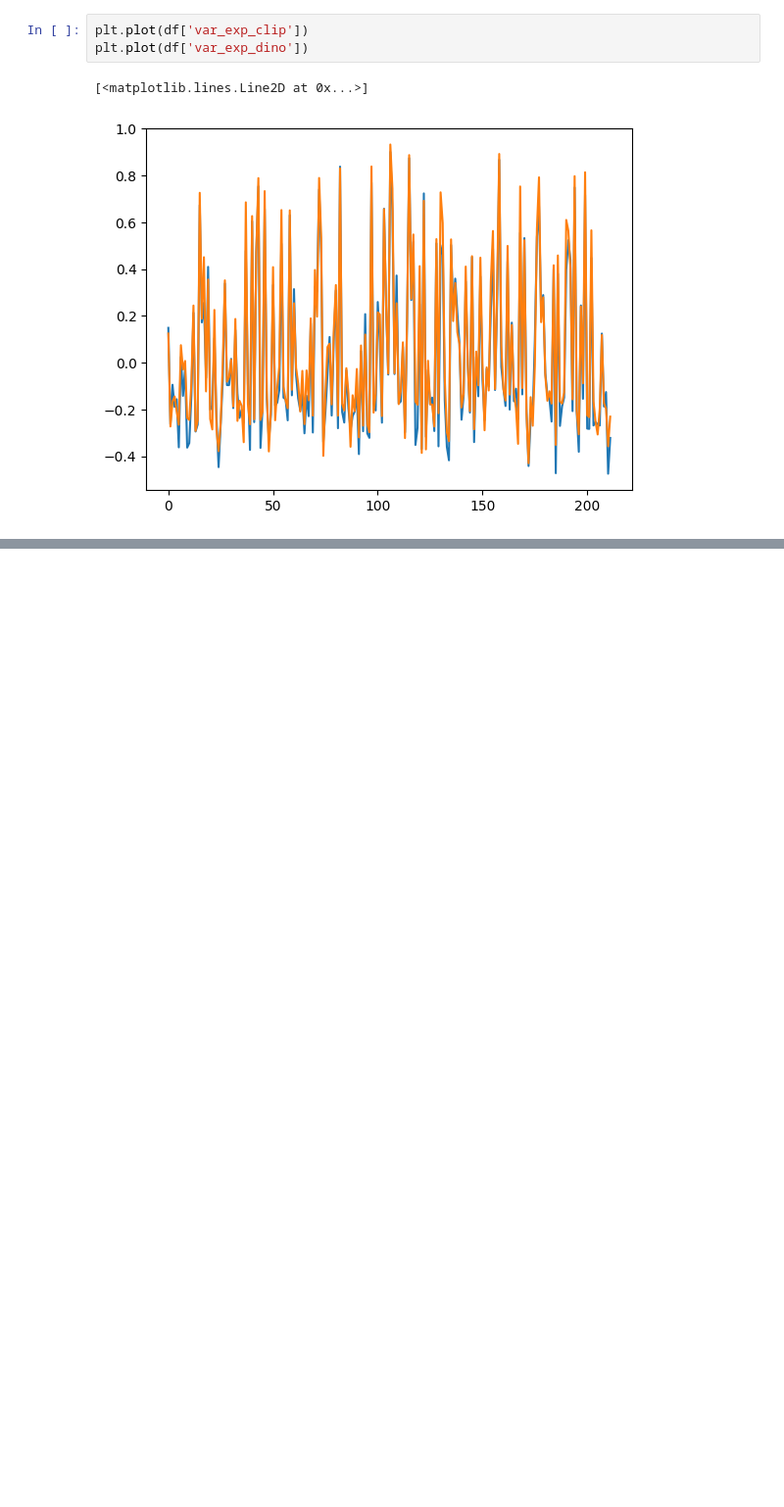
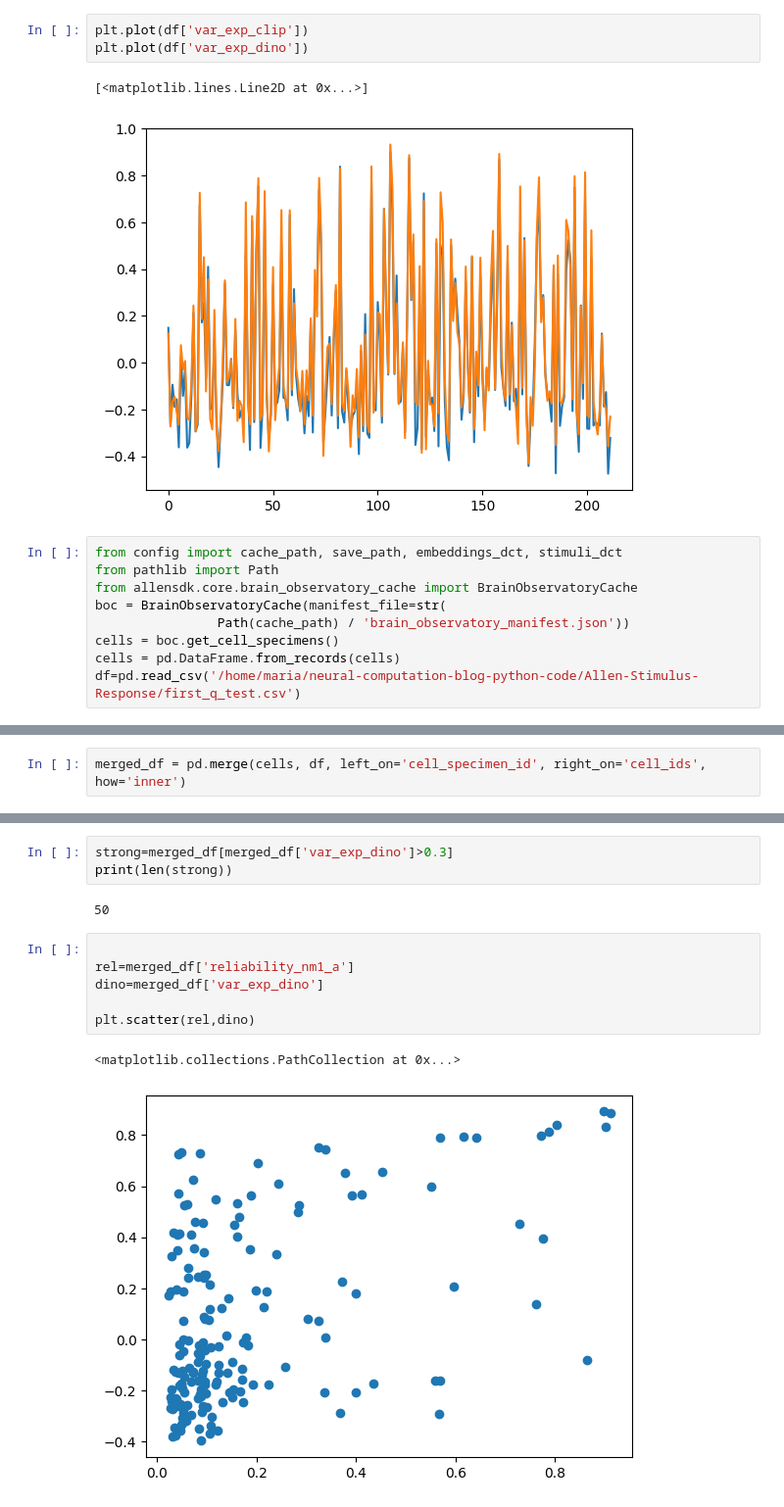
Before and after one commit to mariakesa/neural-computation-blog-python-code, a Jupyter notebook: Allen-Stimulus-Response/first_q.ipynb, the cells around one changed output, grey strips where cells are left out. Shown: that part at 98% size. Drawn from its saved outputs; the diff is of its cells as text; blank space fills up the shorter version.

```diff
--- a/Allen-Stimulus-Response/first_q.ipynb
+++ b/Allen-Stimulus-Response/first_q.ipynb
@@ -19,3 +19,12 @@ plt.plot(df['var_exp_dino'])
 # %% [output]
 [<matplotlib.lines.Line2D at 0x...>]
 [figure]
+# %%
+from config import cache_path, save_path, embeddings_dct, stimuli_dct
+from pathlib import Path
+from allensdk.core.brain_observatory_cache import BrainObservatoryCache
+boc = BrainObservatoryCache(manifest_file=str(
+                Path(cache_path) / 'brain_observatory_manifest.json'))
+cells = boc.get_cell_specimens()
+cells = pd.DataFrame.from_records(cells)
+df=pd.read_csv('/home/maria/neural-computation-blog-python-code/Allen-Stimulus-Response/first_q_test.csv')
@@ -21,0 +51,2 @@ plt.plot(df['var_exp_dino'])
+# %%
+merged_df = pd.merge(cells, df, left_on='cell_specimen_id', right_on='cell_ids', how='inner')
@@ -21,0 +69,14 @@ plt.plot(df['var_exp_dino'])
+# %%
+strong=merged_df[merged_df['var_exp_dino']>0.3]
+print(len(strong))
+# %% [output]
+50
+# %%
+
+rel=merged_df['reliability_nm1_a']
+dino=merged_df['var_exp_dino']
+
+plt.scatter(rel,dino)
+# %% [output]
+<matplotlib.collections.PathCollection at 0x...>
+[figure, added]
```
Also changed, not shown: parts of 3 cells of this notebook.
